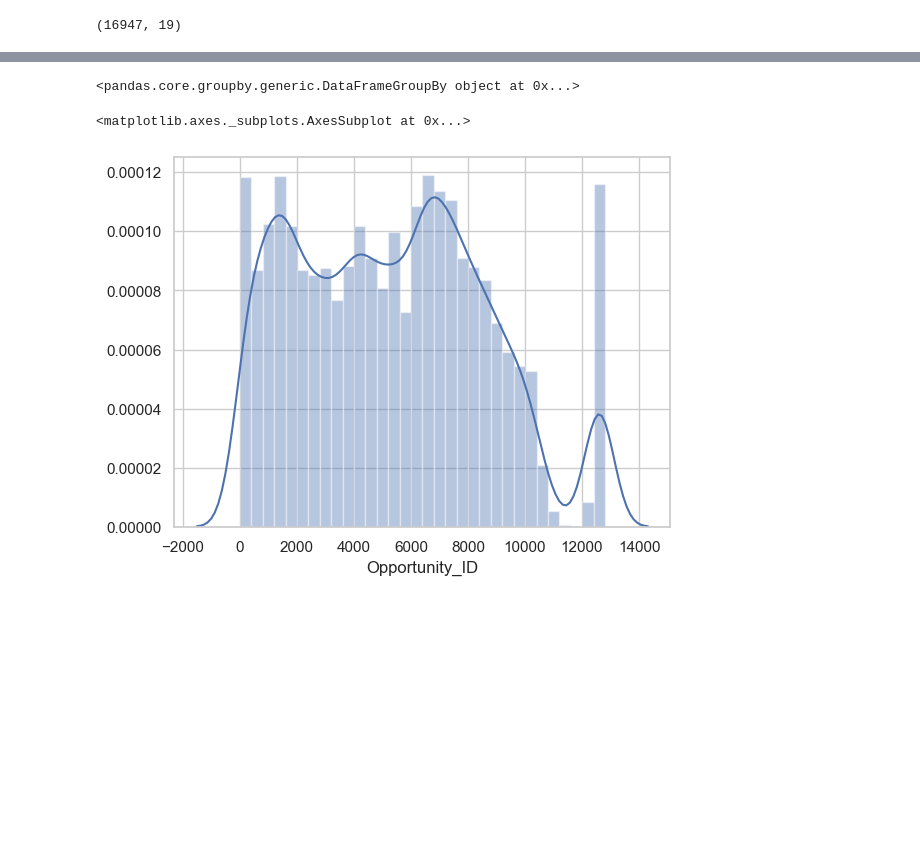
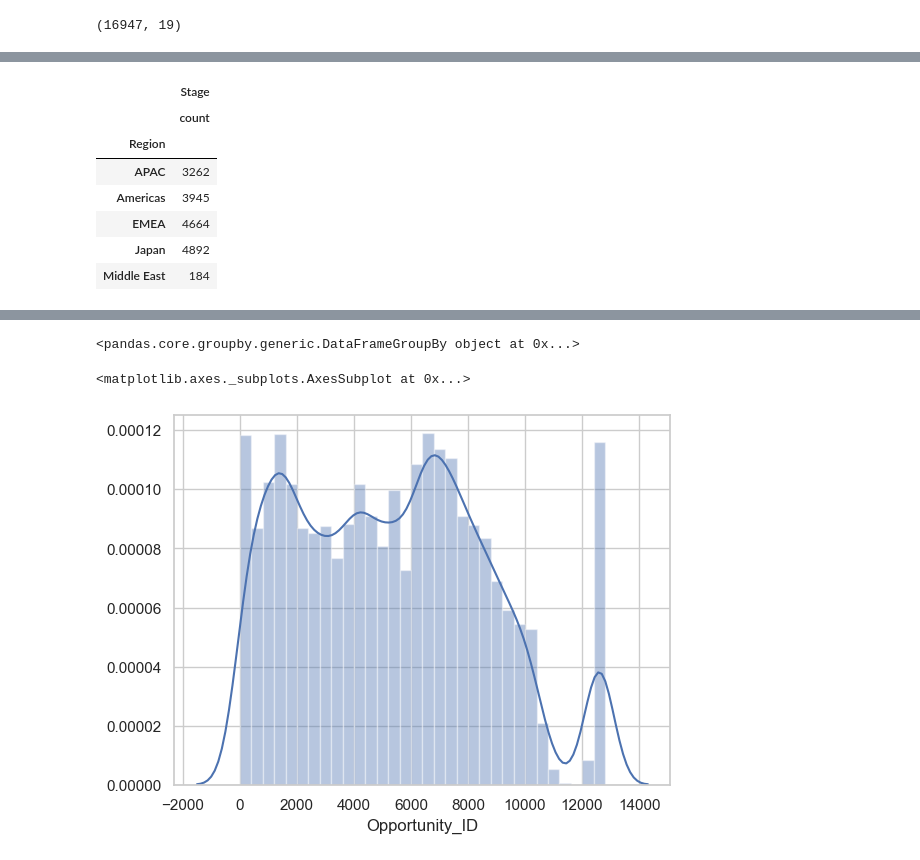
Before and after one commit to fede-alt/datos_2c2020_tp1, a Jupyter notebook: Pruebas/Pruebas_Art.ipynb, the cells around one changed output, grey strips where cells are left out. Saved outputs shown, nothing was run; the diff lists cells and outputs as text; code cells hidden in the pictures; blank space fills up the shorter version.

```diff
--- a/Pruebas/Pruebas_Art.ipynb
+++ b/Pruebas/Pruebas_Art.ipynb
@@ -36,0 +52,13 @@ print(df.shape)
+# %%
+op = new.groupby(['Region']).agg({'Stage':['count']})
+op
+#grouped=oscars_short.groupby(['award']).agg({'age_at_award':['mean','count']})
+# %% [output]
+|  | Stage |
+|  | count |
+| Region |  |
+| APAC | 3262 |
+| Americas | 3945 |
+| EMEA | 4664 |
+| Japan | 4892 |
+| Middle East | 184 |
```
Also changed, not shown: parts of 6 cells of this notebook.
